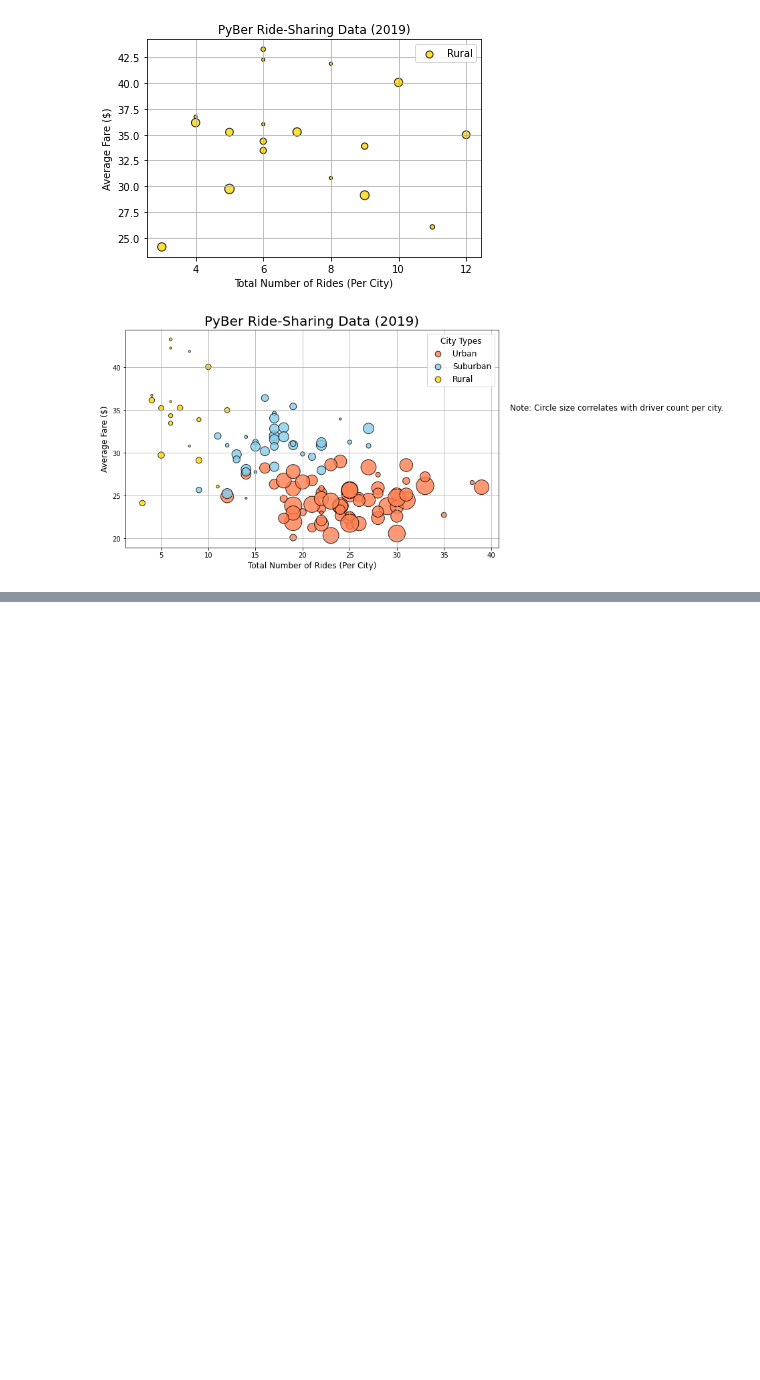
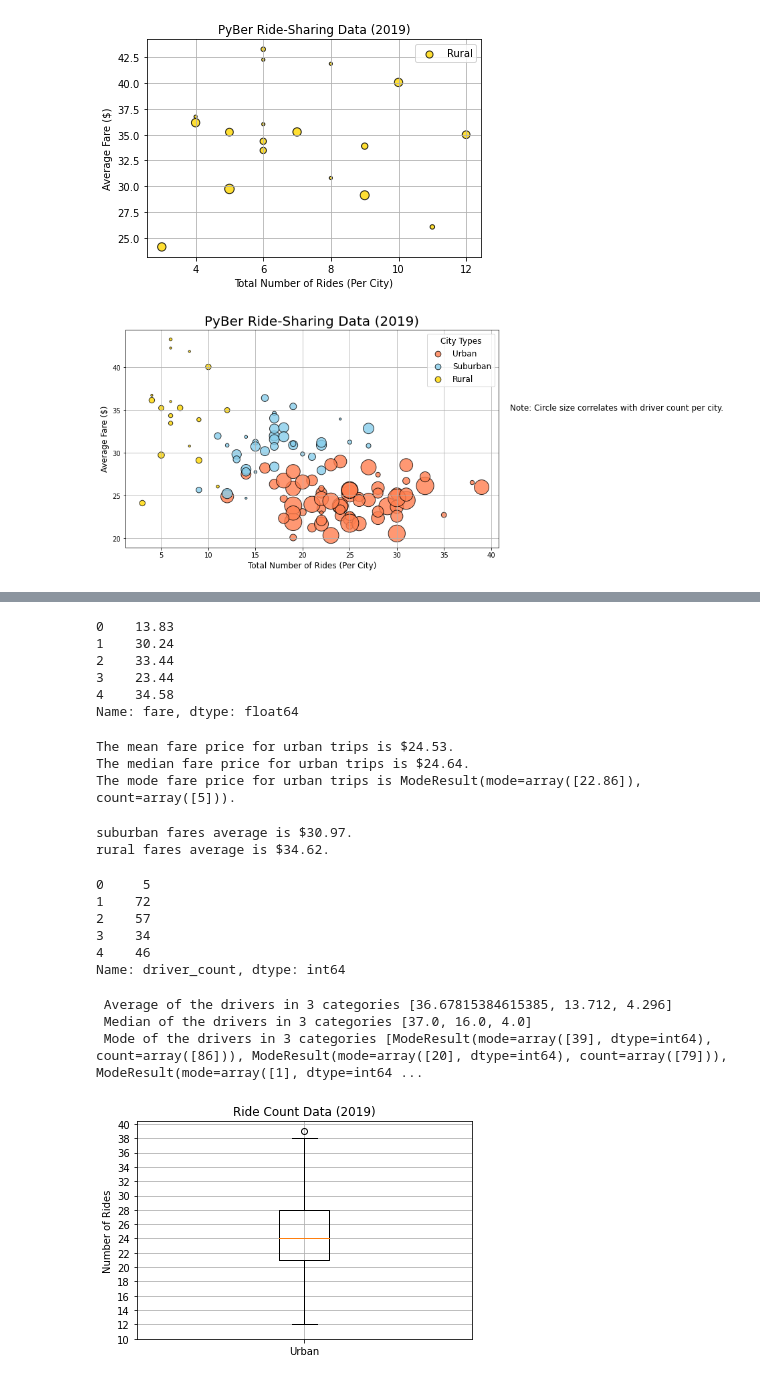
Before and after one commit to albehere/PyBer_Analysis, a Jupyter notebook: PyBer.ipynb, the cells around one changed output, grey strips where cells are left out. Drawn from its saved outputs; the diff is of its cells as text; code cells hidden in the pictures; blank space fills up the shorter version.

```diff
--- a/PyBer.ipynb
+++ b/PyBer.ipynb
@@ -281,0 +400,79 @@ plt.show()
+# %%
+# Get the fares for the urban cities.
+urban_fares = urban_cities_df["fare"]
+urban_fares.head()
+# %% [output]
+0    13.83
+1    30.24
+2    33.44
+3    23.44
+4    34.58
+Name: fare, dtype: float64
+# %%
+# Calculate the measures of central tendency for the average fare for the urban cities.
+mean_urban_fares = np.mean(urban_fares)
+print(f"The mean fare price for urban trips is ${mean_urban_fares:.2f}.")
+
+median_urban_fares = np.median(urban_fares)
+print(f"The median fare price for urban trips is ${median_urban_fares:.2f}.")
+
+mode_urban_fares = sts.mode(urban_fares)
+print(f"The mode fare price for urban trips is {mode_urban_fares}.")
+# %% [output]
+The mean fare price for urban trips is $24.53.
+The median fare price for urban trips is $24.64.
+The mode fare price for urban trips is ModeResult(mode=array([22.86]), count=array([5])).
+# %%
+# Get suburban average fare
+suburban_fares = suburban_cities_df["fare"]
+mean_suburban_fares = np.mean(suburban_fares)
+print(f"suburban fares average is ${mean_suburban_fares:.2f}.")
+
+#Get rural average fare
+rural_fares = rural_cities_df["fare"]
+mean_rural_fares = np.mean(rural_fares)
+print(f"rural fares average is ${mean_rural_fares:.2f}.")
+# %% [output]
+suburban fares average is $30.97.
+rural fares average is $34.62.
+# %%
+# Get the driver count data from the urban cities.
+urban_drivers = urban_cities_df['driver_count']
+urban_drivers.head()
+# %% [output]
+0     5
+1    72
+2    57
+3    34
+4    46
+Name: driver_count, dtype: int64
+# %%
+# get driver series from suburban and rural
+suburban_drivers = suburban_cities_df["driver_count"]
+rural_drivers = rural_cities_df["driver_count"]
+
+mean_drivers = [np.mean(urban_drivers), np.mean(suburban_drivers), np.mean(rural_drivers)]
+print(f" Average of the drivers in 3 categories {mean_drivers}")
+
+median_drivers = [np.median(urban_drivers), np.median(suburban_drivers), np.median(rural_drivers)]
+print(f" Median of the drivers in 3 categories {median_drivers}")
+
+mode_drivers = [sts.mode(urban_drivers), sts.mode(suburban_drivers), sts.mode(rural_drivers)]
+print(f" Mode of the drivers in 3 categories {mode_drivers}")
+# %% [output]
+ Average of the drivers in 3 categories [36.67815384615385, 13.712, 4.296]
+ Median of the drivers in 3 categories [37.0, 16.0, 4.0]
+ Mode of the drivers in 3 categories [ModeResult(mode=array([39], dtype=int64), count=array([86])), ModeResult(mode=array([20], dtype=int64), count=array([79])), ModeResult(mode=array([1], dtype=int64 ...
+# %%
+# Create a box-and-whisker plot for the urban cities ride count.
+x_labels = ["Urban"]
+fig, ax = plt.subplots()
+ax.boxplot(urban_ride_count, labels=x_labels)
+# Add the title, y-axis label and grid.
+ax.set_title('Ride Count Data (2019)')
+ax.set_ylabel('Number of Rides')
+ax.set_yticks(np.arange(10, 41, step=2.0))
+ax.grid()
+plt.show()
+# %% [output]
+[figure, added]
```
Also changed, not shown: parts of 20 cells of this notebook, 3 other files.
